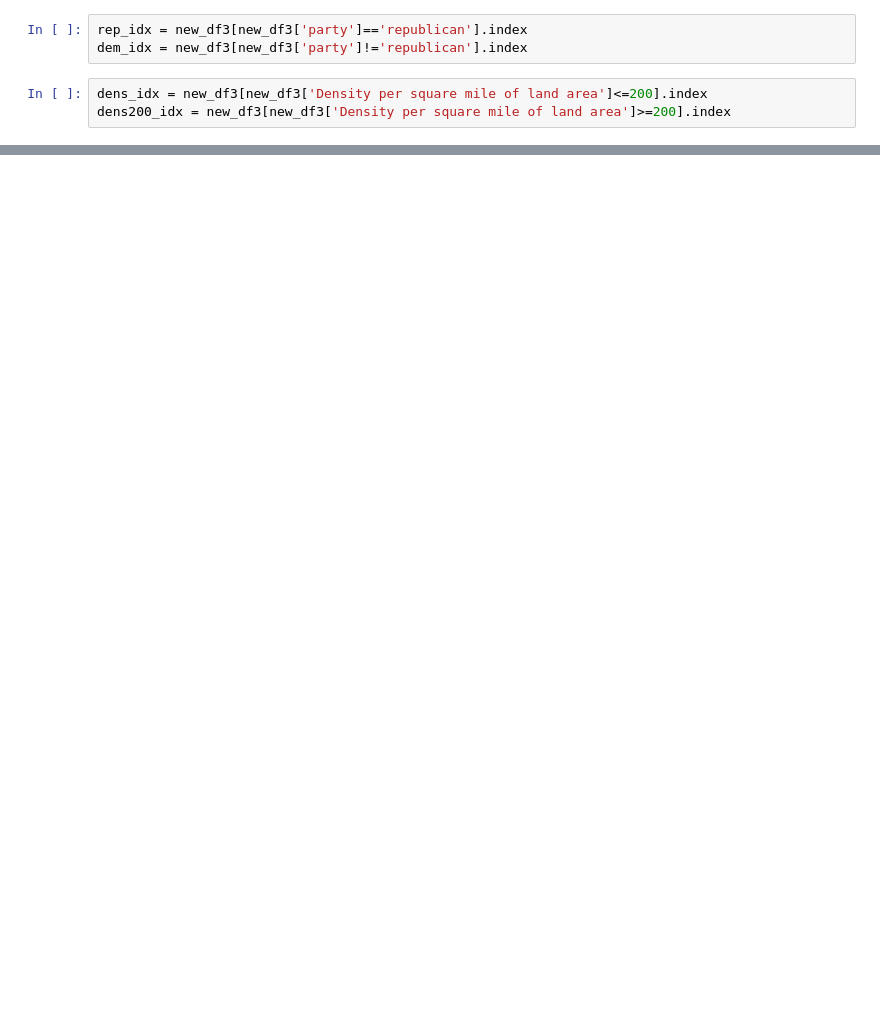
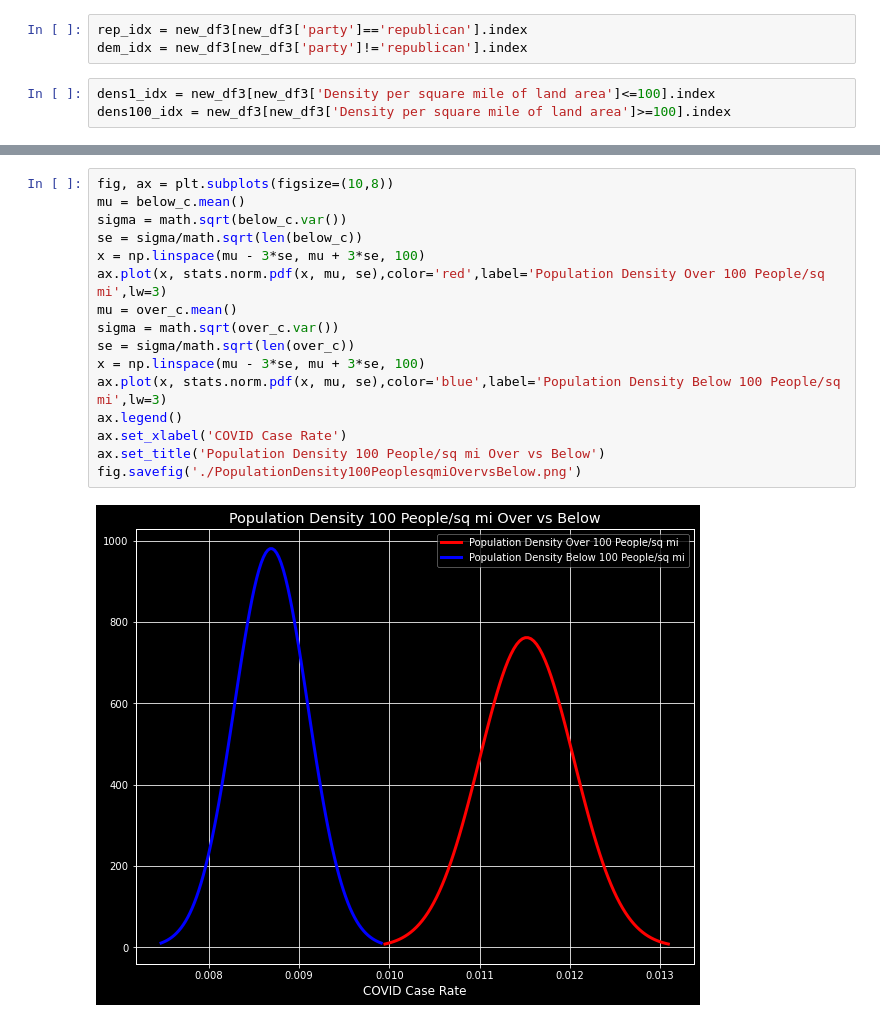
Before and after one commit to andrewargaez1/Covid-cause-and-effect, a Jupyter notebook: Untitled.ipynb, the cells around one changed output, grey strips where cells are left out. Drawn from its saved outputs; the diff is of its cells as text; blank space fills up the shorter version.

```diff
--- a/Untitled.ipynb
+++ b/Untitled.ipynb
@@ -144,5 +119,5 @@ new_df3.sort_values(by='Cities_100')
 rep_idx = new_df3[new_df3['party']=='republican'].index
 dem_idx = new_df3[new_df3['party']!='republican'].index
 # %%
-dens_idx = new_df3[new_df3['Density per square mile of land area']<=200].index
-dens200_idx = new_df3[new_df3['Density per square mile of land area']>=200].index
+dens1_idx = new_df3[new_df3['Density per square mile of land area']<=100].index
+dens100_idx = new_df3[new_df3['Density per square mile of land area']>=100].index
@@ -174,0 +210,18 @@ fig.show()
+# %%
+fig, ax = plt.subplots(figsize=(10,8))
+mu = below_c.mean()
+sigma = math.sqrt(below_c.var())
+se = sigma/math.sqrt(len(below_c))
+x = np.linspace(mu - 3*se, mu + 3*se, 100)
+ax.plot(x, stats.norm.pdf(x, mu, se),color='red',label='Population Density Over 100 People/sq mi',lw=3)
+mu = over_c.mean()
+sigma = math.sqrt(over_c.var())
+se = sigma/math.sqrt(len(over_c))
+x = np.linspace(mu - 3*se, mu + 3*se, 100)
+ax.plot(x, stats.norm.pdf(x, mu, se),color='blue',label='Population Density Below 100 People/sq mi',lw=3)
+ax.legend()
+ax.set_xlabel('COVID Case Rate')
+ax.set_title('Population Density 100 People/sq mi Over vs Below')
+fig.savefig('./PopulationDensity100PeoplesqmiOvervsBelow.png')
+# %% [output]
+[figure, added]
```
Also changed, not shown: parts of 20 cells of this notebook, 8 other files.
